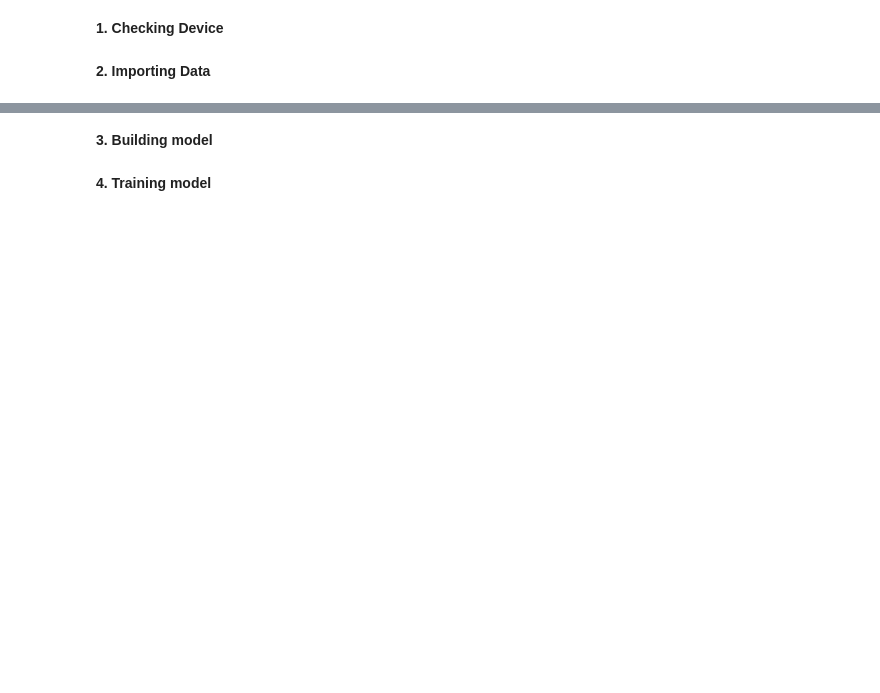
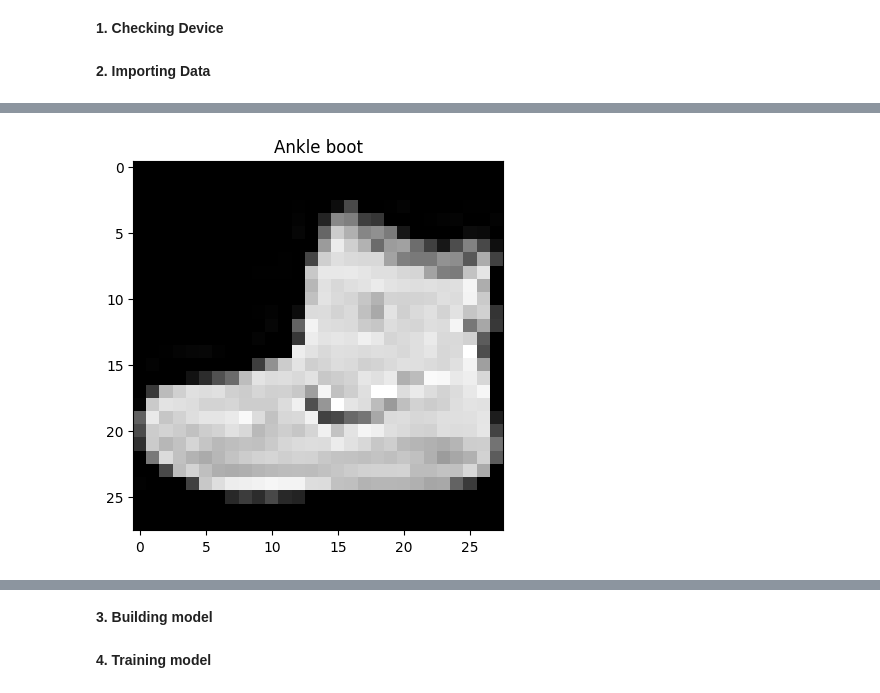
Before and after one commit to matcze/image_classifier, a Jupyter notebook: model_pytorch/fashion_mnist.ipynb, the cells around one changed output, grey strips where cells are left out. Saved outputs shown, nothing was run; the diff lists cells and outputs as text; code cells hidden in the pictures; blank space fills up the shorter version.

```diff
--- a/model_pytorch/fashion_mnist.ipynb
+++ b/model_pytorch/fashion_mnist.ipynb
@@ -36,0 +64,5 @@ torch.Size([1, 28, 28])
+# %%
+plt.imshow(image.squeeze(), cmap="gray")
+plt.title(class_names[label]);
+# %% [output]
+[figure, added]
```
Also changed, not shown: parts of 13 cells of this notebook.
